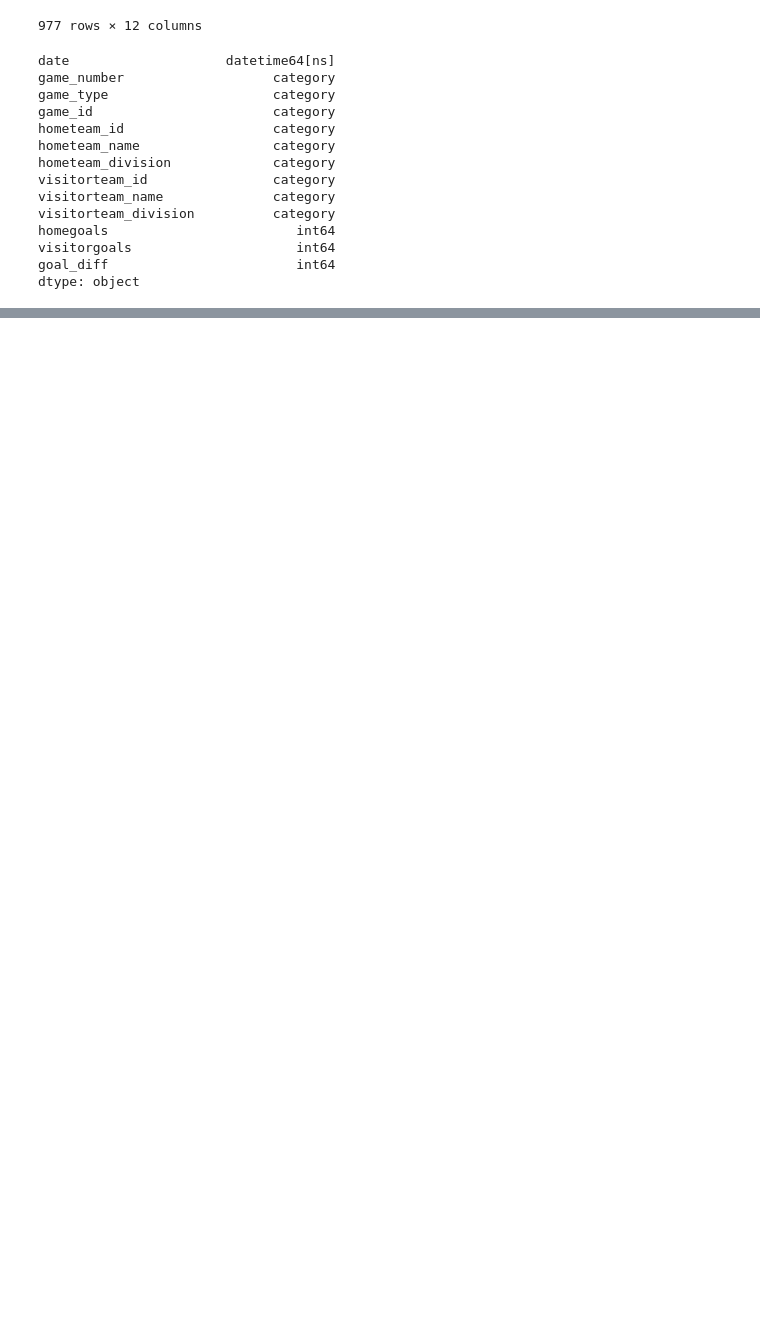
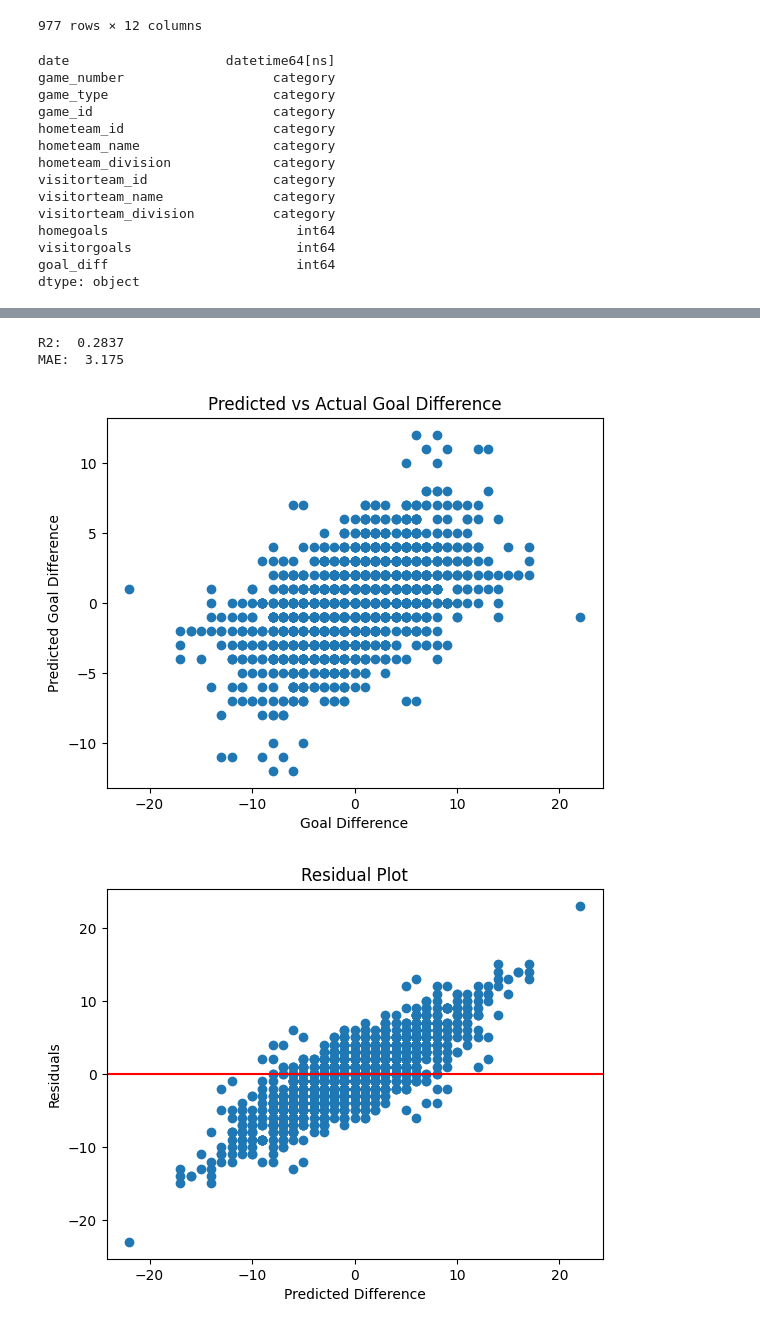
Before and after one commit to BFiveAlive/youth-hockey, a Jupyter notebook: glm.ipynb, the cells around one changed output, grey strips where cells are left out. Saved outputs shown, nothing was run; the diff lists cells and outputs as text; code cells hidden in the pictures; blank space fills up the shorter version.

```diff
--- a/glm.ipynb
+++ b/glm.ipynb
@@ -103,0 +163,46 @@ MAPE:  626476291563277.6
+# %%
+# GLM: Logistic (Home Goals)
+glm_forumula = (''' homegoals ~ hometeam_id + visitorteam_id ''')
+
+y, X = dmatrices(glm_forumula, data=df_season, return_type='dataframe')
+X_train, X_test, y_train, y_test = train_test_split(X, y, test_size=0.7, random_state=13)
+
+
+glm_Log = LogisticRegression()
+glm_Log.fit(X_train, y_train)
+
+pred = pd.DataFrame(glm_Log.predict(X), columns=['pred_home'])
+out = pd.concat([df_season, pred], axis=1)
+
+
+out2 = out[['game_id', 'visitorteam_id', 'pred_home']].rename(columns={'visitorteam_id': 'hometeam_id', 'pred_home': 'pred_visitor'})
+out_full = pd.merge(out, out2, on=['game_id', 'hometeam_id'])
+del out, out2
+
+out_full['pred_diff'] = out_full['pred_home'] - out_full['pred_visitor']
+
+
+print('R2: ', round(r2_score(out_full['goal_diff'], out_full['pred_diff']), 4))
+print('MAE: ', round(mae(out_full['goal_diff'], out_full['pred_diff']), 4))
+
+
+plt.scatter(out_full['goal_diff'], out_full['pred_diff'])
+plt.xlabel('Goal Difference')
+plt.ylabel('Predicted Goal Difference')
+plt.title('Predicted vs Actual Goal Difference')
+plt.show()
+
+
+residuals = out_full['goal_diff'] - out_full['pred_diff']
+
+plt.scatter(out_full['goal_diff'], residuals)
+plt.xlabel('Predicted Difference')
+plt.ylabel('Residuals')
+plt.title('Residual Plot')
+plt.axhline(y=0, color='r', linestyle='-')
+plt.show()
+# %% [output]
+R2:  0.2837
+MAE:  3.175
+[figure, added]
+[figure, added]
```
Also changed, not shown: parts of 7 cells of this notebook.
